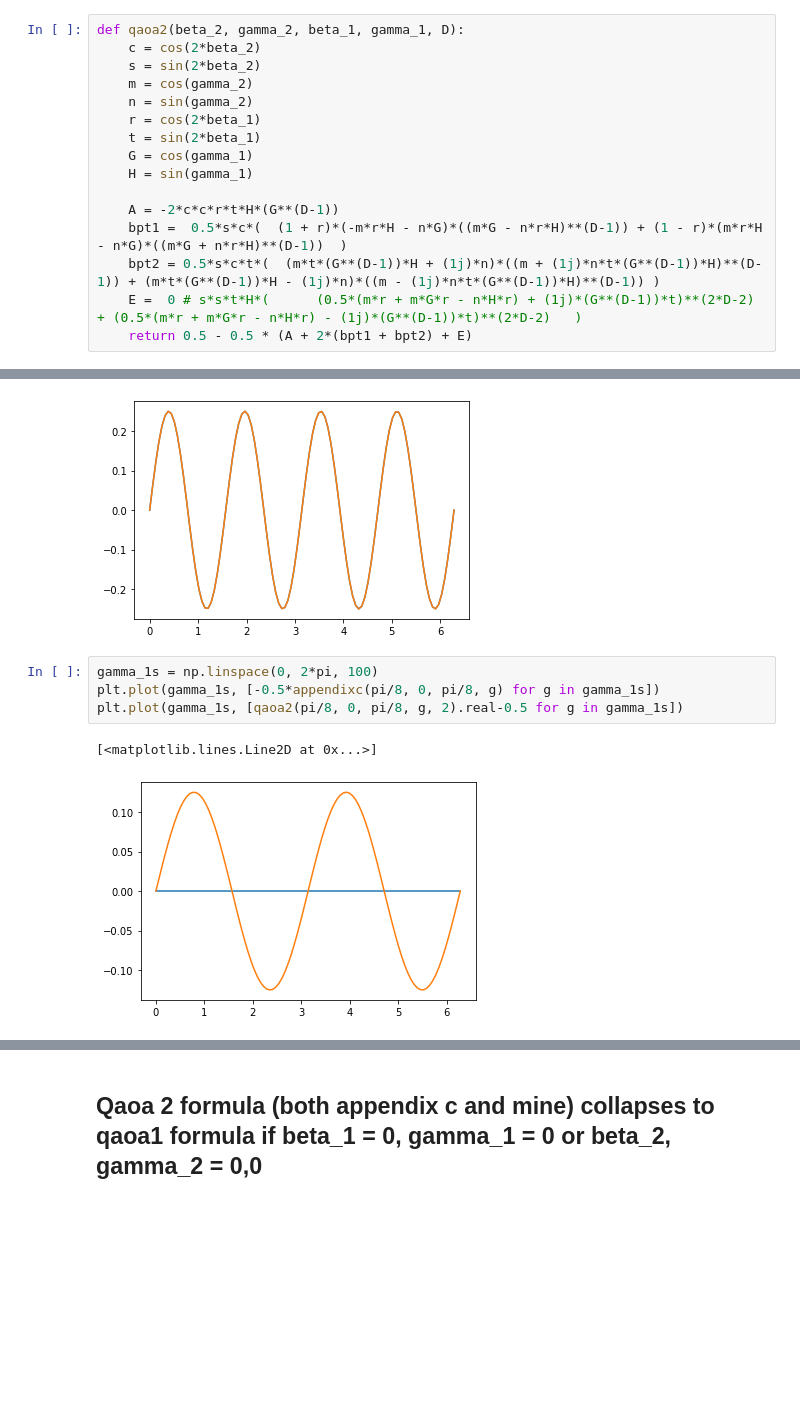
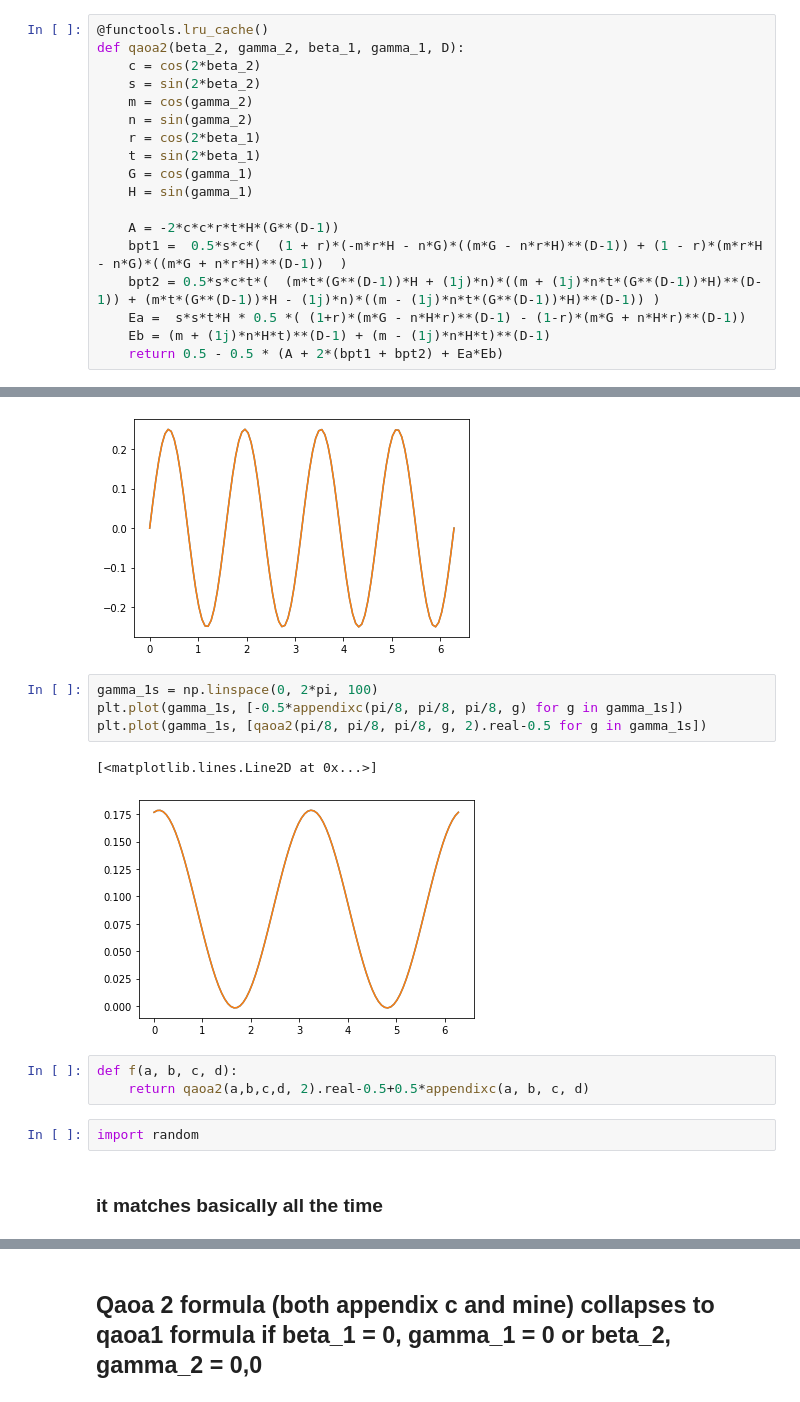
Before and after one commit to marwahaha/qaoa-local-competitors, a Jupyter notebook: QAOA.ipynb, the cells around one changed output, grey strips where cells are left out. Saved outputs shown, nothing was run; the diff lists cells and outputs as text; blank space fills up the shorter version.

Commit message:
With a lot more plots

```diff
--- a/QAOA.ipynb
+++ b/QAOA.ipynb
@@ -600,6 +621,7 @@ $$
 from numpy import cos, sin, pi
 import numpy as np
 # %%
+@functools.lru_cache()
 def qaoa2(beta_2, gamma_2, beta_1, gamma_1, D):
     c = cos(2*beta_2)
     s = sin(2*beta_2)
@@ -613,8 +635,9 @@ def qaoa2(beta_2, gamma_2, beta_1, gamma_1, D):
     A = -2*c*c*r*t*H*(G**(D-1))
     bpt1 =  0.5*s*c*(  (1 + r)*(-m*r*H - n*G)*((m*G - n*r*H)**(D-1)) + (1 - r)*(m*r*H - n*G)*((m*G + n*r*H)**(D-1))  )
     bpt2 = 0.5*s*c*t*(  (m*t*(G**(D-1))*H + (1j)*n)*((m + (1j)*n*t*(G**(D-1))*H)**(D-1)) + (m*t*(G**(D-1))*H - (1j)*n)*((m - (1j)*n*t*(G**(D-1))*H)**(D-1)) )
-    E =  0 # s*s*t*H*(      (0.5*(m*r + m*G*r - n*H*r) + (1j)*(G**(D-1))*t)**(2*D-2) + (0.5*(m*r + m*G*r - n*H*r) - (1j)*(G**(D-1))*t)**(2*D-2)   )
-    return 0.5 - 0.5 * (A + 2*(bpt1 + bpt2) + E)
+    Ea =  s*s*t*H * 0.5 *( (1+r)*(m*G - n*H*r)**(D-1) - (1-r)*(m*G + n*H*r)**(D-1))
+    Eb = (m + (1j)*n*H*t)**(D-1) + (m - (1j)*n*H*t)**(D-1)
+    return 0.5 - 0.5 * (A + 2*(bpt1 + bpt2) + Ea*Eb)
 # %%
 # verify number is real and in bounds
 grid_size = 16
@@ -798,8 +829,15 @@ plt.plot(beta_1s, [qaoa2(0, 0, b, pi/4, 2).real-0.5 for b in beta_1s])
 [figure]
 # %%
 gamma_1s = np.linspace(0, 2*pi, 100)
-plt.plot(gamma_1s, [-0.5*appendixc(pi/8, 0, pi/8, g) for g in gamma_1s])
-plt.plot(gamma_1s, [qaoa2(pi/8, 0, pi/8, g, 2).real-0.5 for g in gamma_1s])
+plt.plot(gamma_1s, [-0.5*appendixc(pi/8, pi/8, pi/8, g) for g in gamma_1s])
+plt.plot(gamma_1s, [qaoa2(pi/8, pi/8, pi/8, g, 2).real-0.5 for g in gamma_1s])
 # %% [output]
 [<matplotlib.lines.Line2D at 0x...>]
-[figure, old version]
+[figure, new version]
+# %%
+def f(a, b, c, d):
+    return qaoa2(a,b,c,d, 2).real-0.5+0.5*appendixc(a, b, c, d)
+# %%
+import random
+# %% [markdown]
+###  it matches basically all the time
```
Also changed, not shown: parts of 17 cells of this notebook, 1 other file.
